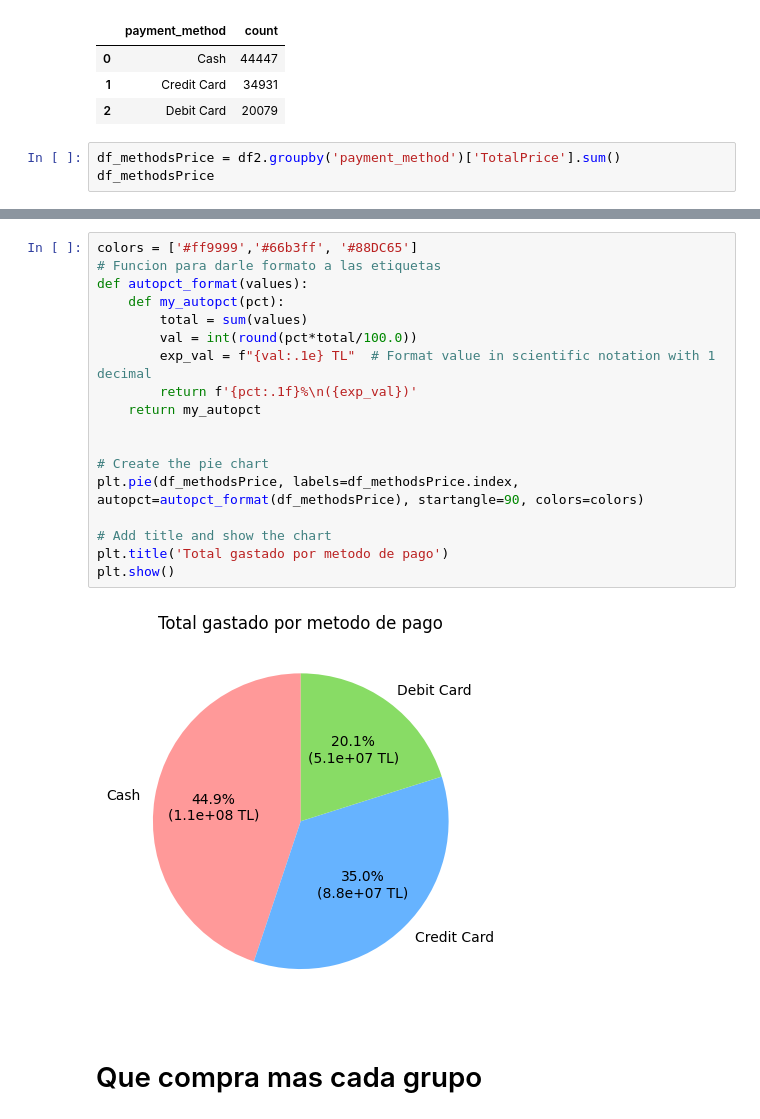
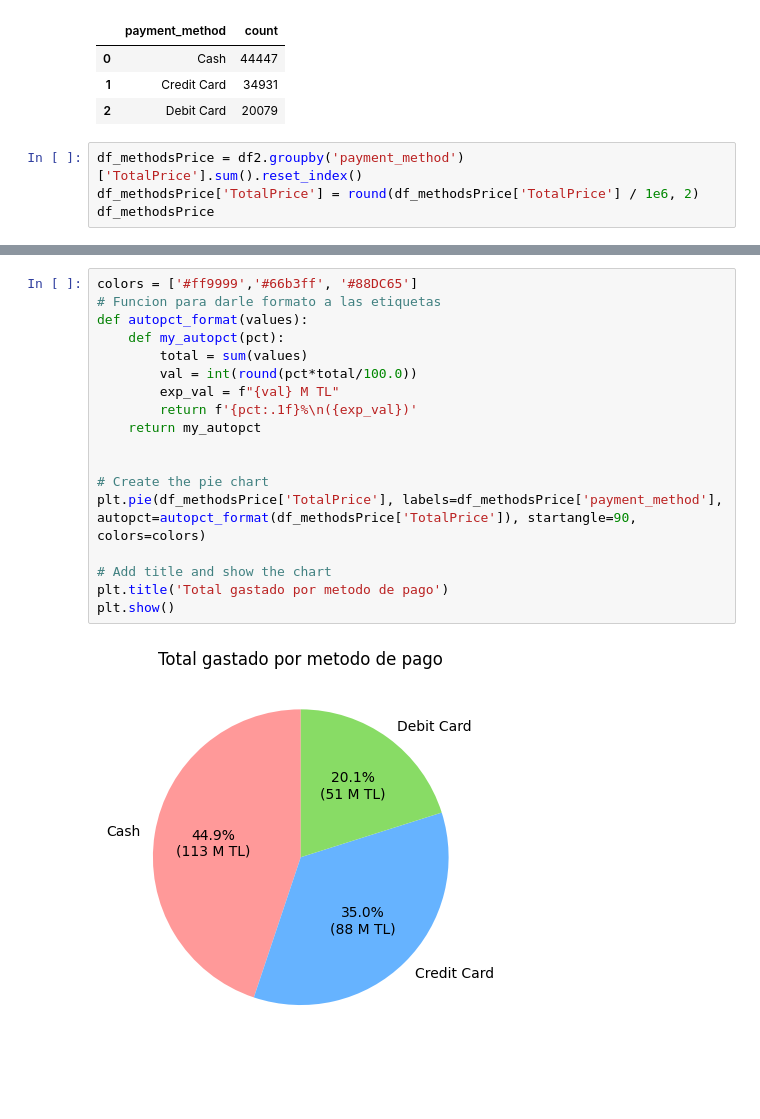
Before and after one commit to Gdiaz097/Retail-dataset, a Jupyter notebook: retail.ipynb, the cells around one changed output, grey strips where cells are left out. Cells and saved outputs as stored; diff of their text form; blank space fills up the shorter version.

```diff
--- a/retail.ipynb
+++ b/retail.ipynb
@@ -332,6 +332,7 @@ df_methods
 | 1 | Credit Card | 34931 |
 | 2 | Debit Card | 20079 |
 # %%
-df_methodsPrice = df2.groupby('payment_method')['TotalPrice'].sum()
+df_methodsPrice = df2.groupby('payment_method')['TotalPrice'].sum().reset_index()
+df_methodsPrice['TotalPrice'] = round(df_methodsPrice['TotalPrice'] / 1e6, 2)
 df_methodsPrice
 # %% [output]
@@ -355,22 +353,20 @@ Text(0.5, 1.0, 'Total gastado por metodo de pago')
 # %%
 colors = ['#ff9999','#66b3ff', '#88DC65']
 # Funcion para darle formato a las etiquetas
 def autopct_format(values):
     def my_autopct(pct):
         total = sum(values)
         val = int(round(pct*total/100.0))
-        exp_val = f"{val:.1e} TL"  # Format value in scientific notation with 1 decimal
+        exp_val = f"{val} M TL"
         return f'{pct:.1f}%\n({exp_val})'
     return my_autopct
 
 
 # Create the pie chart
-plt.pie(df_methodsPrice, labels=df_methodsPrice.index, autopct=autopct_format(df_methodsPrice), startangle=90, colors=colors)
+plt.pie(df_methodsPrice['TotalPrice'], labels=df_methodsPrice['payment_method'], autopct=autopct_format(df_methodsPrice['TotalPrice']), startangle=90, colors=colors)
 
 # Add title and show the chart
 plt.title('Total gastado por metodo de pago')
 plt.show()
 # %% [output]
-[figure, old version]
+[figure, new version]
-# %% [markdown]
-# Que compra mas cada grupo
```
Also changed, not shown: parts of 21 cells of this notebook.
